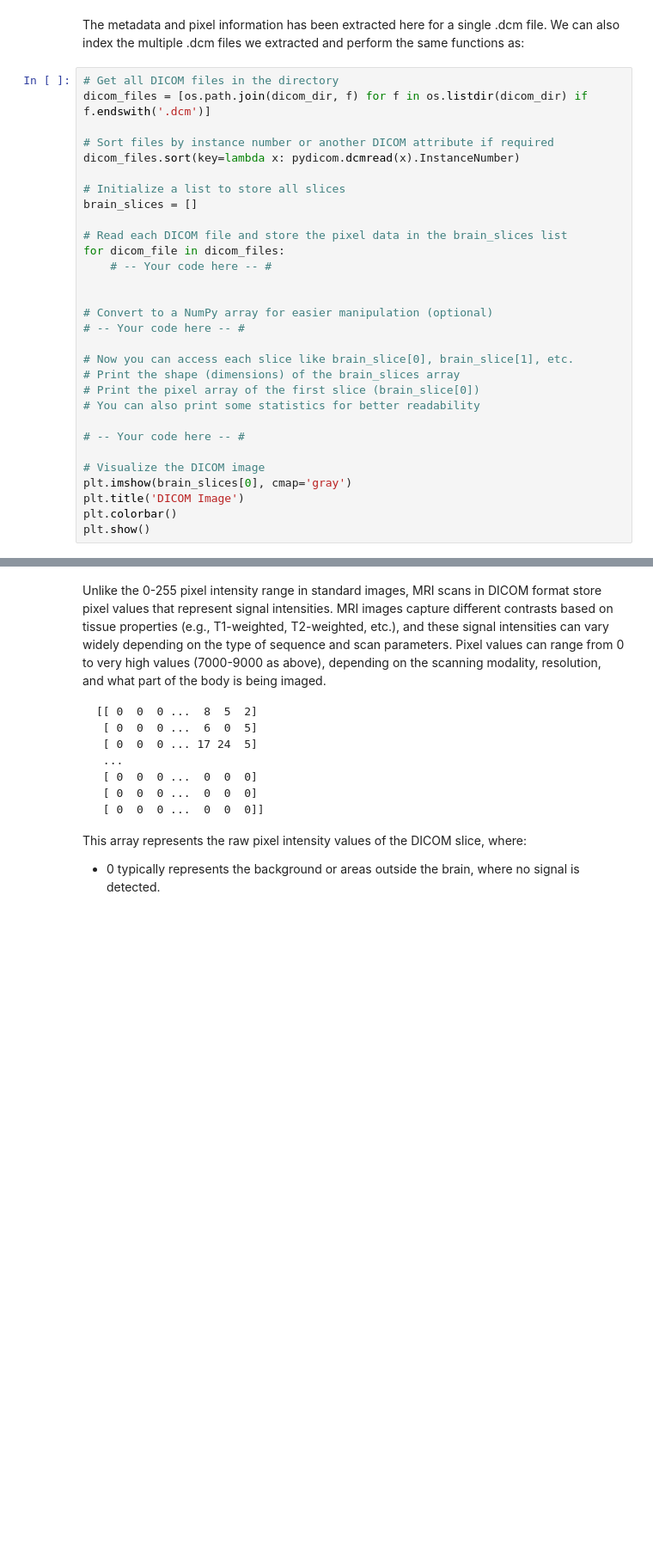
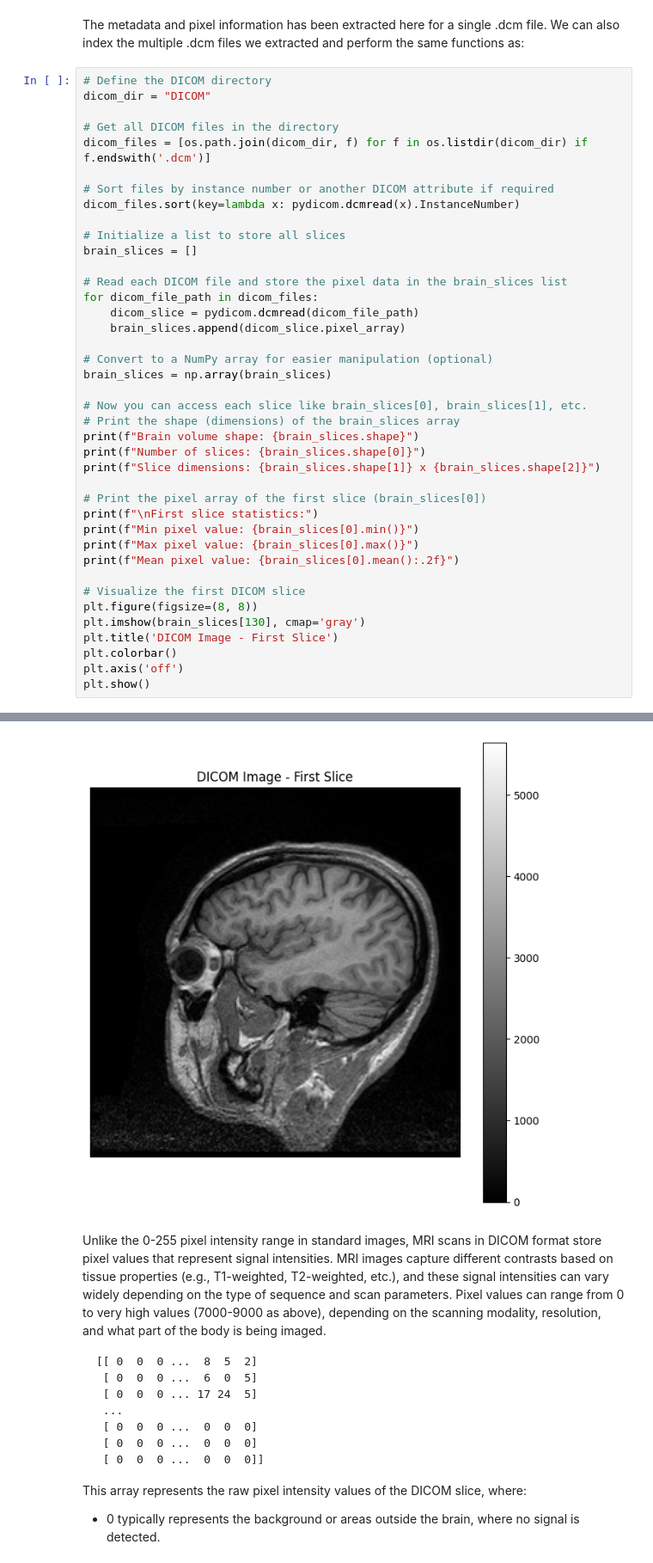
Before and after one commit to mordamed/ImageProcessing, a Jupyter notebook: 4_DICOM_NIFTI/TP4_UnderstandingDICOM.ipynb, the cells around one changed output, grey strips where cells are left out. Shown at 86% size. Drawn from its saved outputs; the diff is of its cells as text; blank space fills up the shorter version.

```diff
--- a/4_DICOM_NIFTI/TP4_UnderstandingDICOM.ipynb
+++ b/4_DICOM_NIFTI/TP4_UnderstandingDICOM.ipynb
@@ -155,6 +288,9 @@ plt.show()
 # %% [markdown]
 The metadata and pixel information has been extracted here for a single .dcm file. We can also index the multiple .dcm files we extracted and perform the same functions as:
 # %%
+# Define the DICOM directory
+dicom_dir = "DICOM"
+
 # Get all DICOM files in the directory
 dicom_files = [os.path.join(dicom_dir, f) for f in os.listdir(dicom_dir) if f.endswith('.dcm')]
 
@@ -165,22 +301,30 @@ dicom_files.sort(key=lambda x: pydicom.dcmread(x).InstanceNumber)
 brain_slices = []
 
 # Read each DICOM file and store the pixel data in the brain_slices list
-for dicom_file in dicom_files:
-    # -- Your code here -- #
-
+for dicom_file_path in dicom_files:
+    dicom_slice = pydicom.dcmread(dicom_file_path)
+    brain_slices.append(dicom_slice.pixel_array)
 
 # Convert to a NumPy array for easier manipulation (optional)
-# -- Your code here -- #
+brain_slices = np.array(brain_slices)
 
-# Now you can access each slice like brain_slice[0], brain_slice[1], etc.
+# Now you can access each slice like brain_slices[0], brain_slices[1], etc.
 # Print the shape (dimensions) of the brain_slices array
-# Print the pixel array of the first slice (brain_slice[0])
-# You can also print some statistics for better readability
+print(f"Brain volume shape: {brain_slices.shape}")
+print(f"Number of slices: {brain_slices.shape[0]}")
+print(f"Slice dimensions: {brain_slices.shape[1]} x {brain_slices.shape[2]}")
 
-# -- Your code here -- #
+# Print the pixel array of the first slice (brain_slices[0])
+print(f"\nFirst slice statistics:")
+print(f"Min pixel value: {brain_slices[0].min()}")
+print(f"Max pixel value: {brain_slices[0].max()}")
+print(f"Mean pixel value: {brain_slices[0].mean():.2f}")
 
-# Visualize the DICOM image
-plt.imshow(brain_slices[0], cmap='gray')
-plt.title('DICOM Image')
+# Visualize the first DICOM slice
+plt.figure(figsize=(8, 8))
+plt.imshow(brain_slices[130], cmap='gray')
+plt.title('DICOM Image - First Slice')
 plt.colorbar()
+plt.axis('off')
 plt.show()
+# %% [output]
@@ -187,3 +339,4 @@ plt.show()
+[figure, added]
 # %% [markdown]
 Unlike the 0-255 pixel intensity range in standard images, MRI scans in DICOM format store pixel values that represent signal intensities. MRI images capture different contrasts based on tissue properties (e.g., T1-weighted, T2-weighted, etc.), and these signal intensities can vary widely depending on the type of sequence and scan parameters. Pixel values can range from 0 to very high values (7000-9000 as above), depending on the scanning modality, resolution, and what part of the body is being imaged.
 
```
Also changed, not shown: parts of 12 cells of this notebook.
